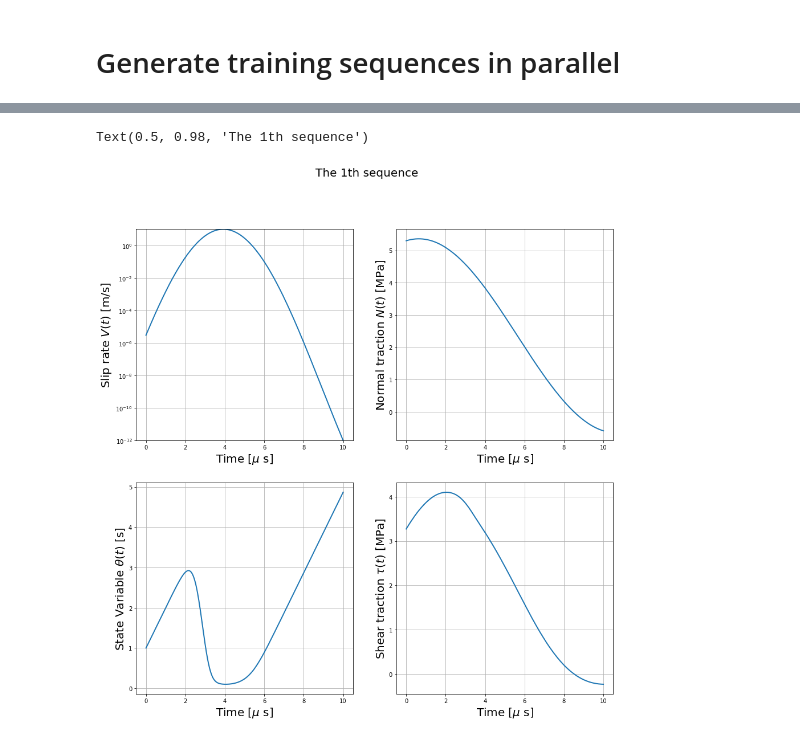
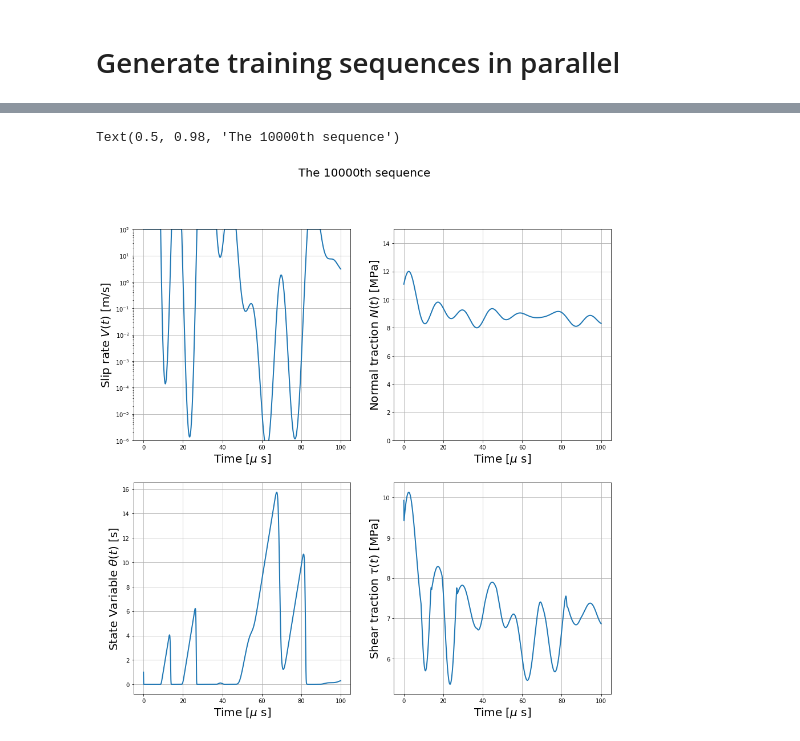
Before and after one commit to Shengduo/RateStateFrictionTraining, a Jupyter notebook: Trial.ipynb, the cells around one changed output, grey strips where cells are left out. Drawn from its saved outputs; the diff is of its cells as text; code cells hidden in the pictures.

```diff
--- a/Trial.ipynb
+++ b/Trial.ipynb
@@ -241,0 +264,24 @@ mySequences = TimeSequenceGen(t, NAll, VAll, myRSParams)
+# %%
+import time
+# Generate the sequences
+filename = "./data/sequence1.pt"
+
+N_samples = 200_000
+t, NAll, VAll = generateTVAndN(N_seq = N_samples)
+RSparams = RateStateParams()
+RSparams.print_info()
+
+# Define the function to run in parallel
+def getTauAndTheta(t, N, V, params):
+    mySeq = TimeSequenceGen(t, N, V, params)
+    return mySeq.tau, mySeq.theta
+
+# Compute tau and theta
+st_time = time.time()
+tauAll, thetaAll = getTauAndTheta(t, NAll, VAll, RSparams)
+timeConsumed = time.time() - st_time
+print('Time consumed (single core): ', timeConsumed, ' s')
+
+# Save to file
+seqObj = {'N' : NAll, 'V' : VAll, 'tau' : tauAll, 'theta' : thetaAll}
+torch.save(seqObj, filename)
@@ -242,34 +300,42 @@ mySequences = TimeSequenceGen(t, NAll, VAll, myRSParams)
+# %%
+# Load from file
+filename = "./data/sequence1.pt"
+loaded = torch.load(filename)
+tauAll = loaded['tau']
+NAll = loaded['N']
+VAll = loaded['V']
 # %%
 # Plot Sequence of V(t) and N(t) given sample-index
-sample_idx = 1
+sample_idx = 10000
 f, axs = plt.subplots(2, 2, figsize = (15, 15))
 
 # Plot V(t)
-axs[0][0].semilogy(1e6 * t, mySequences.Ds[sample_idx, :], linewidth=2.0)
+axs[0][0].semilogy(1e6 * t, VAll[sample_idx, :], linewidth=2.0)
 axs[0][0].set_xlabel('Time [$\mu$ s]', fontsize=20)
 axs[0][0].set_ylabel('Slip rate $V(t)\  \mathrm{[m/s]}$', fontsize=20)
-axs[0][0].set_ylim([1e-12, 1e1])
+axs[0][0].set_ylim([1e-6, 1e2])
 axs[0][0].grid()
 
 # Plot N(t)
-axs[0][1].plot(1e6 * t, mySequences.N[sample_idx, :], linewidth=2.0)
+axs[0][1].plot(1e6 * t, NAll[sample_idx, :], linewidth=2.0)
 axs[0][1].set_xlabel('Time [$\mu$ s]', fontsize=20)
 axs[0][1].set_ylabel('Normal traction $N(t)\ \mathrm{[MPa]}$', fontsize=20)
+axs[0][1].set_ylim([0, 15])
 axs[0][1].grid()
 
 # Plot theta(t)
-axs[1][0].plot(1e6 * t, mySequences.theta[sample_idx, :], linewidth=2.0)
+axs[1][0].plot(1e6 * t, thetaAll[sample_idx, :], linewidth=2.0)
 axs[1][0].set_xlabel('Time [$\mu$ s]', fontsize=20)
 axs[1][0].set_ylabel('State Variable $\\theta(t)\ \mathrm{[s]}$', fontsize=20)
 axs[1][0].grid()
 
 # Plot \tau(t)
-axs[1][1].plot(1e6 * t, mySequences.tau[sample_idx, :], linewidth=2.0)
+axs[1][1].plot(1e6 * t, tauAll[sample_idx, :], linewidth=2.0)
 axs[1][1].set_xlabel('Time [$\mu$ s]', fontsize=20)
 axs[1][1].set_ylabel('Shear traction $\\tau(t)\ \mathrm{[MPa]}$', fontsize=20)
 axs[1][1].grid()
 
 f.suptitle("The " + str(sample_idx) + "th sequence", fontsize = 20)
 # %% [output]
-Text(0.5, 0.98, 'The 1th sequence')
+Text(0.5, 0.98, 'The 10000th sequence')
-[figure, old version]
+[figure, new version]
```
Also changed, not shown: parts of 11 cells of this notebook.
